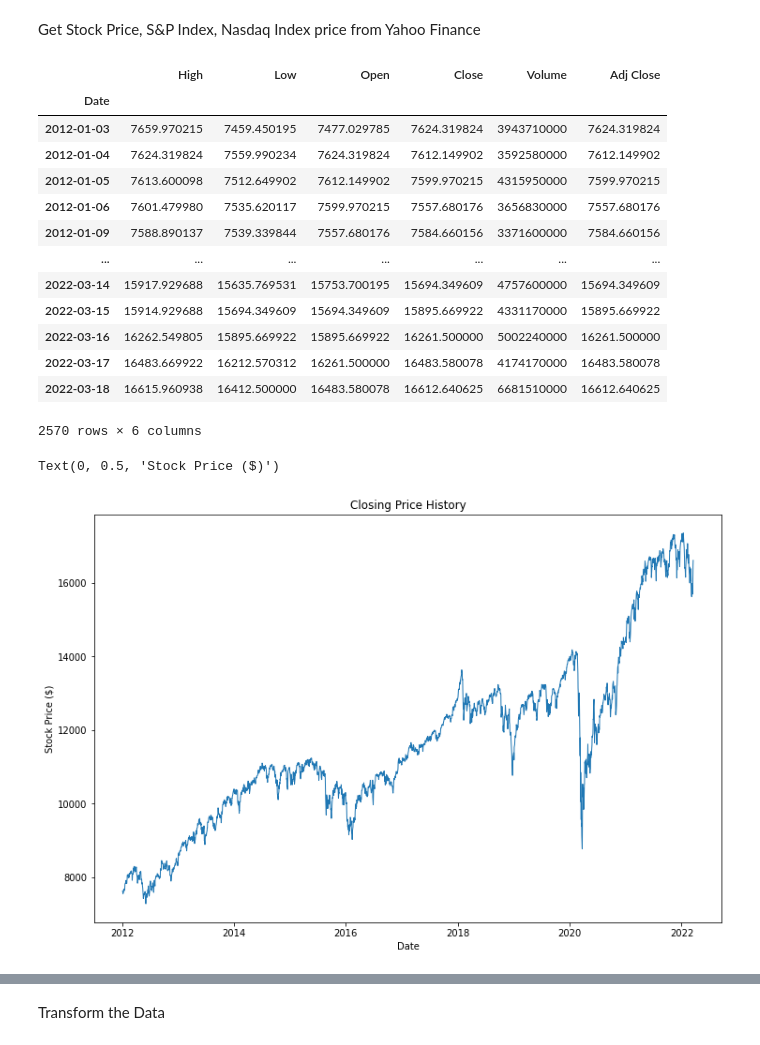
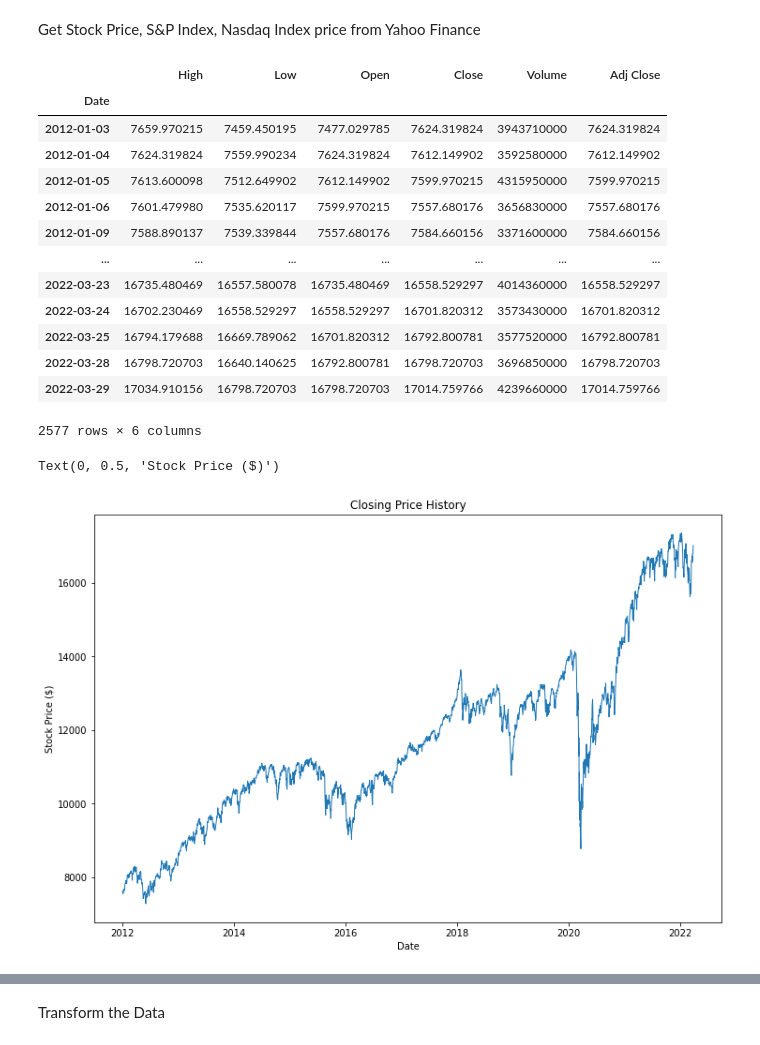
Before and after one commit to palakagl/AI-in-Finance, a Jupyter notebook: Stock_Price_Prediction_LSTM_with_Multiple_Features.ipynb, the cells around one changed output, grey strips where cells are left out. Cells and saved outputs as stored; diff of their text form; code cells hidden in the pictures.

```diff
--- a/Stock_Price_Prediction_LSTM_with_Multiple_Features.ipynb
+++ b/Stock_Price_Prediction_LSTM_with_Multiple_Features.ipynb
@@ -58,24 +58,24 @@ from tensorflow.keras.callbacks import ModelCheckpoint, EarlyStopping
 # %% [markdown]
 Get Stock Price, S&P Index, Nasdaq Index price from Yahoo Finance
 # %%
-df_stock = web.DataReader('^NYA', 'yahoo', start='2012-01-01', end='2022-03-20')
+df_stock = web.DataReader('^NYA', 'yahoo', start='2012-01-01', end='2022-03-29')
 
 df_stock
 # %% [output]
 |  | High | Low | Open | Close | Volume | Adj Close |
 | Date |  |  |  |  |  |  |
 | 2012-01-03 | 7659.970215 | 7459.450195 | 7477.029785 | 7624.319824 | 3943710000 | 7624.319824 |
 | 2012-01-04 | 7624.319824 | 7559.990234 | 7624.319824 | 7612.149902 | 3592580000 | 7612.149902 |
 | 2012-01-05 | 7613.600098 | 7512.649902 | 7612.149902 | 7599.970215 | 4315950000 | 7599.970215 |
 | 2012-01-06 | 7601.479980 | 7535.620117 | 7599.970215 | 7557.680176 | 3656830000 | 7557.680176 |
 | 2012-01-09 | 7588.890137 | 7539.339844 | 7557.680176 | 7584.660156 | 3371600000 | 7584.660156 |
 | ... | ... | ... | ... | ... | ... | ... |
-| 2022-03-14 | 15917.929688 | 15635.769531 | 15753.700195 | 15694.349609 | 4757600000 | 15694.349609 |
-| 2022-03-15 | 15914.929688 | 15694.349609 | 15694.349609 | 15895.669922 | 4331170000 | 15895.669922 |
-| 2022-03-16 | 16262.549805 | 15895.669922 | 15895.669922 | 16261.500000 | 5002240000 | 16261.500000 |
-| 2022-03-17 | 16483.669922 | 16212.570312 | 16261.500000 | 16483.580078 | 4174170000 | 16483.580078 |
-| 2022-03-18 | 16615.960938 | 16412.500000 | 16483.580078 | 16612.640625 | 6681510000 | 16612.640625 |
+| 2022-03-23 | 16735.480469 | 16557.580078 | 16735.480469 | 16558.529297 | 4014360000 | 16558.529297 |
+| 2022-03-24 | 16702.230469 | 16558.529297 | 16558.529297 | 16701.820312 | 3573430000 | 16701.820312 |
+| 2022-03-25 | 16794.179688 | 16669.789062 | 16701.820312 | 16792.800781 | 3577520000 | 16792.800781 |
+| 2022-03-28 | 16798.720703 | 16640.140625 | 16792.800781 | 16798.720703 | 3696850000 | 16798.720703 |
+| 2022-03-29 | 17034.910156 | 16798.720703 | 16798.720703 | 17014.759766 | 4239660000 | 17014.759766 |
-2570 rows × 6 columns
+2577 rows × 6 columns
 # %%
 plt.figure(figsize=(12,8))
 plt.title('Closing Price History')
@@ -84,5 +84,5 @@ plt.xlabel('Date')
 plt.ylabel('Stock Price ($)')
 # %% [output]
 Text(0, 0.5, 'Stock Price ($)')
-[figure, old version]
+[figure, new version]
 # %%
```
Also changed, not shown: parts of 28 cells of this notebook.
